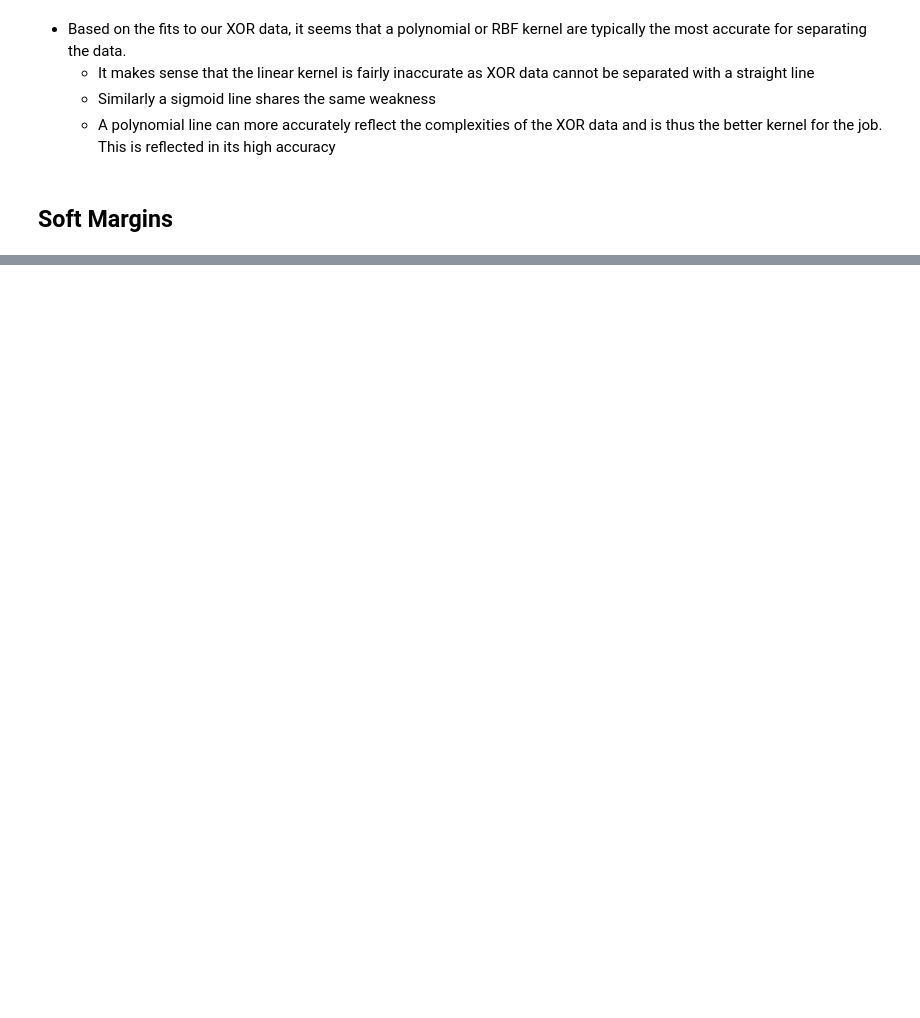
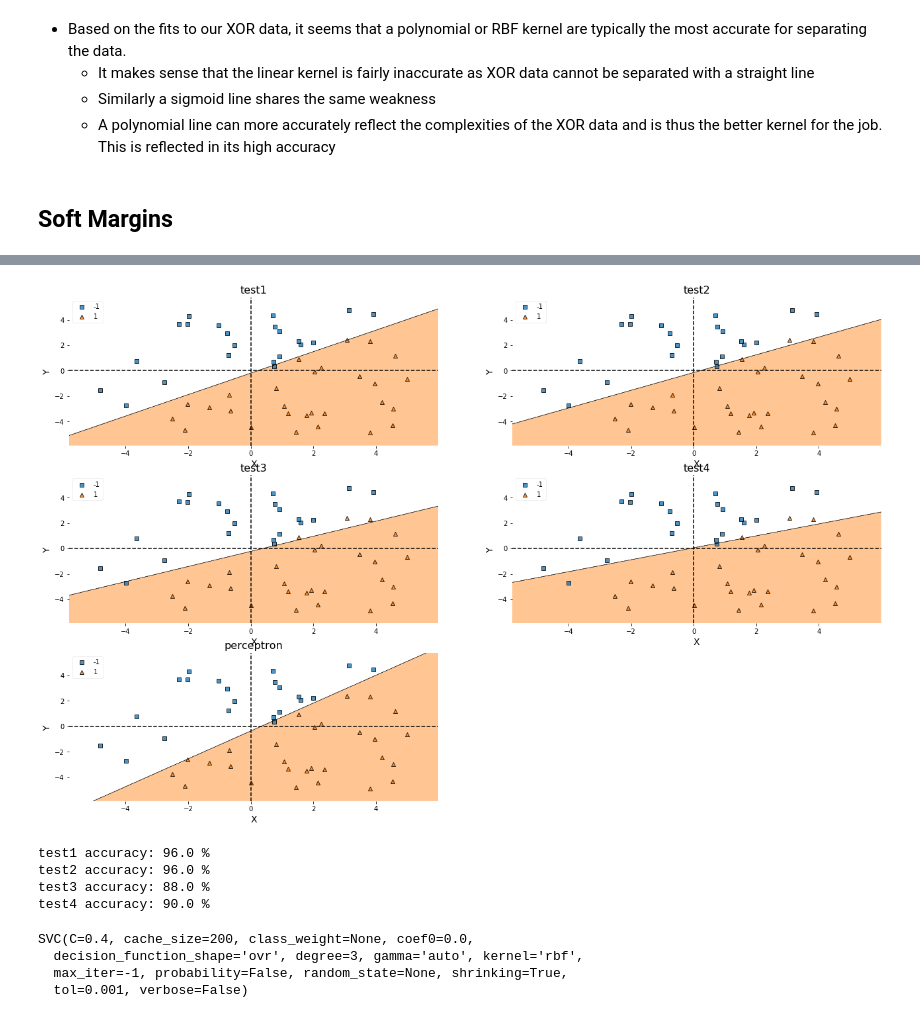
Before and after one commit to akkamin/ics435-svm, a Jupyter notebook: SVM_Combined.ipynb, the cells around one changed output, grey strips where cells are left out. Saved outputs shown, nothing was run; the diff lists cells and outputs as text; code cells hidden in the pictures; blank space fills up the shorter version.

```diff
--- a/SVM_Combined.ipynb
+++ b/SVM_Combined.ipynb
@@ -405,0 +524,10 @@ accuracy for sigmoid svm: 60.0%
+# %%
+### Simple perceptron And with random data
+def and_label(df):
+    rtn = []
+    for i in range(df.shape[0]):
+        if df['X'][i] >= df['Y'][i]:
+            rtn.append(1)
+        else:
+            rtn.append(-1)
+    return rtn
@@ -405,0 +555,56 @@ accuracy for sigmoid svm: 60.0%
+# %%
+clf_perceptron = Perceptron(tol=1e-3, random_state=0)
+clf_perceptron.fit(X.values, y.values)
+print()
+# %%
+clf = []
+clf_1 = svm.SVC(kernel='linear', C = 1.0)
+clf_1.fit(X.values, y.values)
+
+clf_2 = svm.SVC(kernel='linear', C = 0.05)
+clf_2.fit(X.values, y.values)
+
+clf_3 = svm.SVC(kernel='linear', C = 0.01)
+clf_3.fit(X.values, y.values)
+
+clf_4 = svm.SVC(kernel='linear', C = 0.005)
+clf_4.fit(X.values, y.values)
+print()
+# %%
+plt.figure(figsize=(22,14))
+dims = [3,2]
+define_plot(clf_1, X, y, "test1", 1, dims)
+define_plot(clf_2, X, y, "test2", 2, dims)
+define_plot(clf_3, X, y, "test3", 3, dims)
+define_plot(clf_4, X, y, "test4", 4, dims)
+define_plot(clf_perceptron, X, y, "perceptron", 5, dims)
+plt.show()
+
+print("test1 accuracy: " + str(clf_1.score(X_test.values, y_test.values)*100) + " %")
+print("test2 accuracy: " + str(clf_2.score(X_test.values, y_test.values)*100) + " %")
+print("test3 accuracy: " + str(clf_3.score(X_test.values, y_test.values)*100) + " %")
+print("test4 accuracy: " + str(clf_4.score(X_test.values, y_test.values)*100) + " %")
+# %% [output]
+[figure, added]
+test1 accuracy: 96.0 %
+test2 accuracy: 96.0 %
+test3 accuracy: 88.0 %
+test4 accuracy: 90.0 %
+# %%
+clf = []
+clf_1 = svm.SVC(kernel='rbf', C = 1.0, gamma="auto")
+clf_1.fit(X.values, y.values)
+
+clf_2 = svm.SVC(kernel='rbf', C = 0.8, gamma="auto")
+clf_2.fit(X.values, y.values)
+
+clf_3 = svm.SVC(kernel='rbf', C = 0.6, gamma="auto")
+clf_3.fit(X.values, y.values)
+
+clf_4 = svm.SVC(kernel='rbf', C = 0.4, gamma="auto")
+clf_4.fit(X.values, y.values)
+# %% [output]
+SVC(C=0.4, cache_size=200, class_weight=None, coef0=0.0,
+  decision_function_shape='ovr', degree=3, gamma='auto', kernel='rbf',
+  max_iter=-1, probability=False, random_state=None, shrinking=True,
+  tol=0.001, verbose=False)
```
Also changed, not shown: parts of 11 cells of this notebook.
